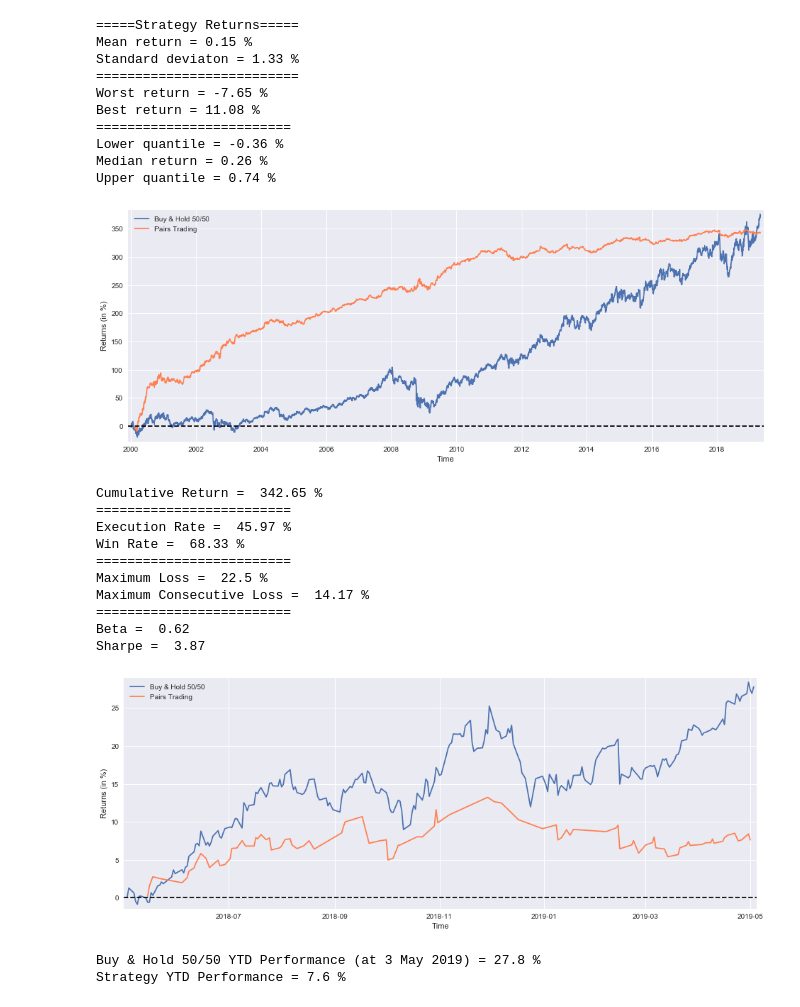
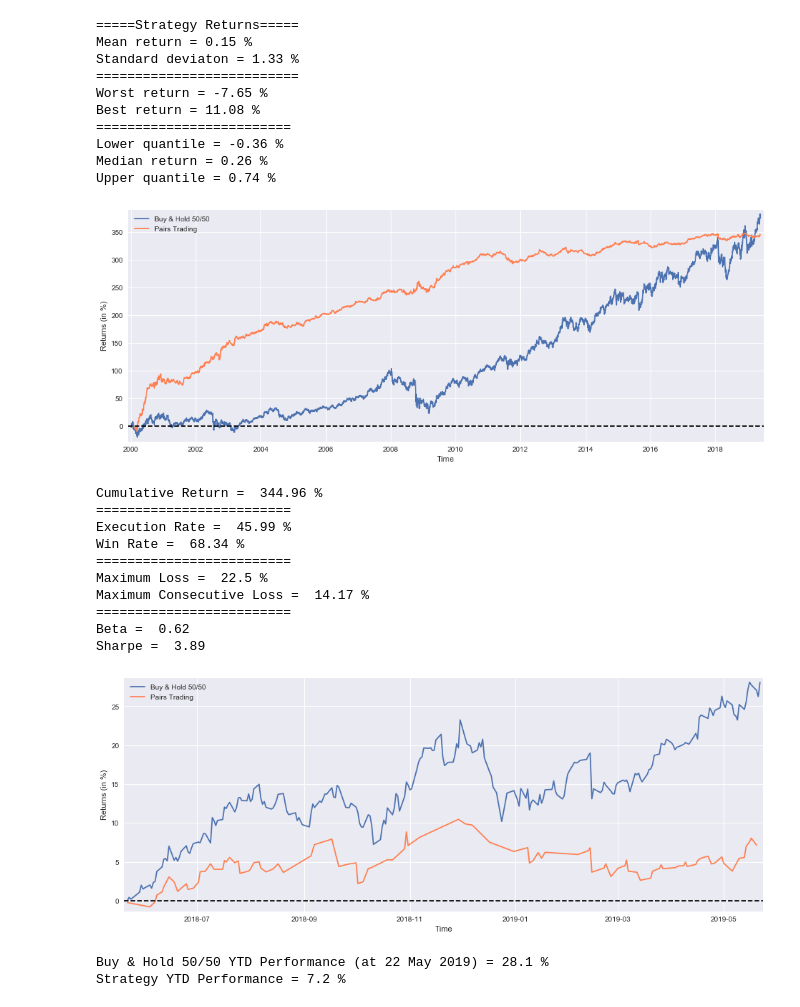
Before and after one commit to LongOnly/Quantitative-Notebooks, a Jupyter notebook: PairsTrading.ipynb, the cells around one changed output. Saved outputs shown, nothing was run; the diff lists cells and outputs as text; code cells hidden in the pictures.

Commit message:
Updated market data

```diff
--- a/PairsTrading.ipynb
+++ b/PairsTrading.ipynb
@@ -54,7 +54,7 @@ tickers = ['PEP','KO']
 data = None
 while data is None:
     try:
-        data = getdata(tickers,'946685000','1556924400','1d')
+        data = getdata(tickers,'946685000','1558566000','1d')
     except:
          pass
 
@@ -210,33 +211,33 @@ print("=========================")
 print("Beta = ",beta)
 print("Sharpe = ",sharpe)
 # %% [output]
-[figure, old version]
+[figure, new version]
-Cumulative Return =  342.65 %
+Cumulative Return =  344.96 %
 =========================
-Execution Rate =  45.97 %
-Win Rate =  68.33 %
+Execution Rate =  45.99 %
+Win Rate =  68.34 %
 =========================
 Maximum Loss =  22.5 %
 Maximum Consecutive Loss =  14.17 %
 =========================
 Beta =  0.62
-Sharpe =  3.87
+Sharpe =  3.89
 # %%
 BuyHoldBothYTD = (((PEP['Adj Close'][-252:]/float(PEP['Adj Close'][-252])-1)+(KO['Adj Close'][-252:]/float(KO['Adj Close'][-252])-1))/2).fillna(method='ffill')
-StrategyYTD = returns[-99:].cumsum()
+StrategyYTD = returns[-103:].cumsum()
 
 plt.figure(figsize=(16,6))
 plt.plot(BuyHoldBothYTD*100, label='Buy & Hold 50/50')
 plt.plot(StrategyYTD*100, label='Pairs Trading', color='coral')
 plt.xlabel('Time')
 plt.ylabel('Returns (in %)')
 plt.margins(x=0.005,y=0.02)
 plt.axhline(y=0, xmin=0, xmax=1, linestyle='--', color='k')
 plt.legend()
 plt.show()
-print('Buy & Hold 50/50 YTD Performance (at 3 May 2019) =',round(float(BuyHoldBothYTD[-1:]*100),1),'%')
+print('Buy & Hold 50/50 YTD Performance (at 22 May 2019) =',round(float(BuyHoldBothYTD[-1:]*100),1),'%')
 print('Strategy YTD Performance =',round(float(StrategyYTD[-1:]*100),1),'%')
 # %% [output]
-[figure, old version]
+[figure, new version]
-Buy & Hold 50/50 YTD Performance (at 3 May 2019) = 27.8 %
-Strategy YTD Performance = 7.6 %
+Buy & Hold 50/50 YTD Performance (at 22 May 2019) = 28.1 %
+Strategy YTD Performance = 7.2 %
```
Also changed, not shown: parts of 1 cell of this notebook, 3 other files.
